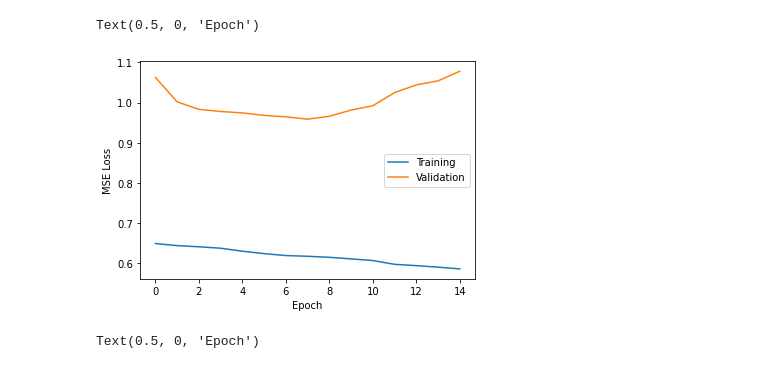
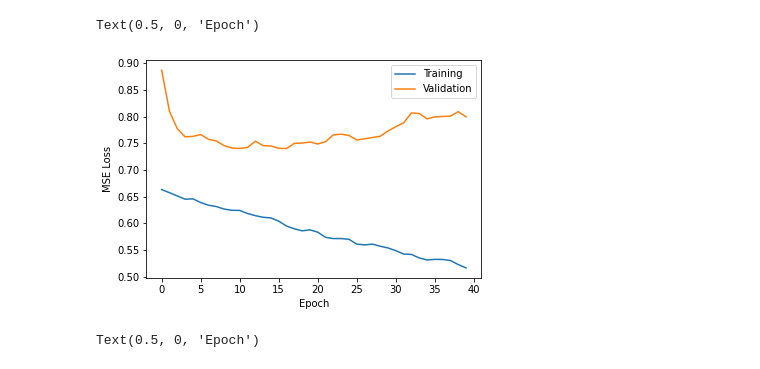
Before and after one commit to jansont/ECSE552_Project, a Jupyter notebook: vis.ipynb, the cells around one changed output. Saved outputs shown, nothing was run; the diff lists cells and outputs as text; code cells hidden in the pictures.

```diff
--- a/vis.ipynb
+++ b/vis.ipynb
@@ -30,21 +30,21 @@ Text(0.5, 0, 'Epoch')
 # %%
 def running_mean(x, N):
     cumsum = np.cumsum(np.insert(x, 0, 0))
     return (cumsum[N:] - cumsum[:-N]) / float(N)
 
 
 L = running_mean(np.array(training['Loss']), 100)
-L = L[:15]**0.5
+L = L[:40]
 plt.plot([i for i in range(len(L))], L, label = 'Training')
-V = np.array(validation['Loss'].iloc[:15])**0.5
+V = np.array(validation['Loss'].iloc[:40])
 
 plt.plot([i for i in range(len(V))], V, label = 'Validation')
 plt.legend()
 plt.ylabel('MSE Loss'), plt.xlabel('Epochs')
 plt.xlabel('Epoch')
 # %% [output]
 Text(0.5, 0, 'Epoch')
-[figure, old version]
+[figure, new version]
 # %%
 def running_mean(x, N):
     cumsum = np.cumsum(np.insert(x, 0, 0))
```
Also changed, not shown: parts of 1 cell of this notebook, 4 other files.
